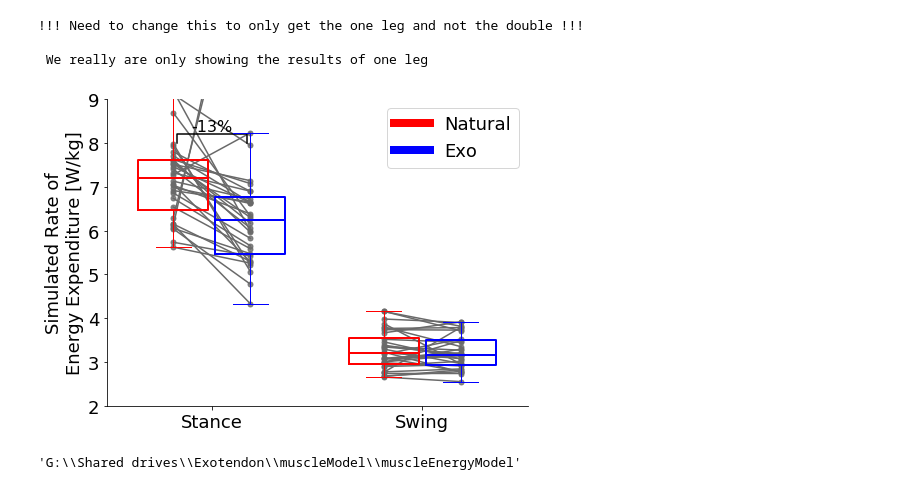
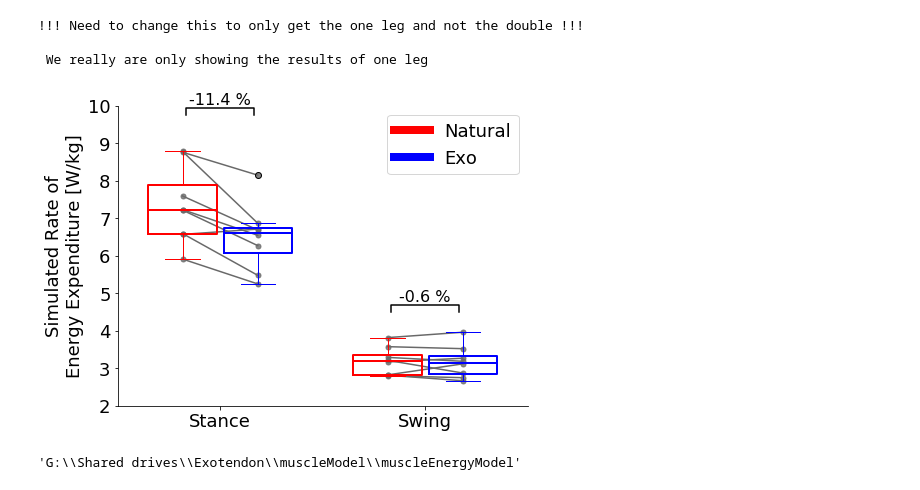
Before and after one commit to stingjp/muscleEnergyModel, a Jupyter notebook: plotting_stancevswing.ipynb, the cells around one changed output. Drawn from its saved outputs; the diff is of its cells as text; code cells hidden in the pictures.

Commit message:
edited to be averaged over the trials instead of plotting each of them.

```diff
--- a/plotting_stancevswing.ipynb
+++ b/plotting_stancevswing.ipynb
@@ -82,37 +82,26 @@ muscle_df
 # %%
 
 # get the full metabolics dataframe
-test_df = muscle_df.groupby(['subjectname','condname','trialname']).agg({'metabolics_all_avg':['mean']})
+# test_df = muscle_df.groupby(['subjectname','condname','trialname']).agg({'metabolics_all_avg':['mean']})
+test_df = muscle_df.groupby(['subjectname','condname']).agg({'metabolics_all_avg':['mean']})
 test_df.columns = ['metabolics_all_avg_mean']
 test_df = test_df.reset_index()
 print('test_df: full metabolics df')
 print(test_df)
 
 # get the swing metabolics dataframe
-swing_df = muscle_df.groupby(['subjectname','condname','trialname']).agg({'metabolics_swing_avg':['mean']})
+# swing_df = muscle_df.groupby(['subjectname','condname','trialname']).agg({'metabolics_swing_avg':['mean']})
+swing_df = muscle_df.groupby(['subjectname','condname']).agg({'metabolics_swing_avg':['mean']})
 swing_df.columns = ['metabolics_swing_avg_mean']
 swing_df = swing_df.reset_index()
 print('swing_df')
 print(swing_df)
 # get the stance metabolics dataframe
-stance_df = muscle_df.groupby(['subjectname','condname','trialname']).agg({'metabolics_stance_avg':['mean']})
+# stance_df = muscle_df.groupby(['subjectname','condname','trialname']).agg({'metabolics_stance_avg':['mean']})
+stance_df = muscle_df.groupby(['subjectname','condname']).agg({'metabolics_stance_avg':['mean']})
 stance_df.columns = ['metabolics_stance_avg_mean']
 stance_df = stance_df.reset_index()
 print('stance_df')
 print(stance_df)
-
-# get the experimental metabolics dataset in the same form - averaged across subject conditions and trials.
-exp_df = expmetcost_df.groupby(['subjectname','condname','trialname']).agg({'metabolics_all_avg':['mean']})
-exp_df.columns = ['metabolics_all_avg_mean']
-exp_df = exp_df.reset_index()
-print('exp_df')
-print(exp_df)
-
-
-both_df = pd.merge(test_df, exp_df, how='right', on=['subjectname','condname','trialname'])
-pd.set_option('display.max_rows',None) #,'display.max_columns',None)
-
-bothtrim_df = both_df.dropna()
-print(bothtrim_df)
 # %% [output]
 test_df: full metabolics df
@@ -282,11 +334,11 @@ bp = boxplot(swings, positions=[3.95,5.05], widths=1, zorder=105,
 setBoxColors(bp)
 # set axes limits and labels
 xlim(0,6)
-ylim(2,9)
+ylim(2,10)
 
 
 ax.set_xticks([1.5, 4.5])
-# ax.set_xticklabels(['Stance\n13% Reduction Avg.', 'Swing\n1% Increase Avg.'],fontsize=24)
+# ax.set_xticklabels(['Stance\n{}% Avg. Difference', 'Swing\n{}% Avg. Difference'.format(stance_perc_change,swing_perc_change)],fontsize=24)
 ax.set_xticklabels(['Stance', 'Swing'],fontsize=18)
 # ax.yticks(fontsize=24)
 # draw temporary red and blue lines and use them to create a legend
@@ -308,36 +360,43 @@ for i in [1,2]: # ,4,5]:
     # Add some random "jitter" to the x-axis
     # x = np.random.normal(i, 0.0, size=len(y))
     x = [.95*np.ones(len(y)), 2.05*np.ones(len(y))]
     plot(x[i-1], y, '.', alpha=0.8, color='dimgrey', zorder=4, markersize=10) # color=colorsjit[i-1])
 for i in [4,5]:
     y = swings[i-4]
     # x = np.random.normal(i, 0.0, size=len(y))
     # need a different x value
     x = [3.95*np.ones(len(y)), 5.05*np.ones(len(y))]
     plot(x[i-4], y, '.', alpha=0.8, color='dimgrey', zorder=3, markersize=10) # color=colorsjit[i-4])
 
 # figure out subject lines across conditions
 x_stances = [0.95*np.ones(len(stances[0])), 2.05*np.ones(len(stances[1]))]
 x_swings = [3.95*np.ones(len(stances[0])), 5.05*np.ones(len(stances[1]))]
 
 plot(x_stances, stances, color='dimgrey', zorder=1)
 plot(x_swings, swings, color='dimgrey', zorder=2)
 
 # now figure out the bracket
 x1, x2 = 1,2
-y, h, col =  8, 0.2, 'black'
+y, h, col =  9.75, 0.2, 'black'
 plt.plot([x1,x1,x2,x2], [y, y+h, y+h, y], color=col)
-plt.text((x1+x2)*.5, y+h, '-13%', ha='center', va='bottom', color=col,
+plt.text((x1+x2)*.5, y+h, '%.1f %%'%stance_perc_change, ha='center', va='bottom', color=col,
         fontsize=16)
+
+x3, x4 = 4,5
+y2, h2, col2 = 4.5, 0.2, 'black'
+plt.plot([x3,x3,x4,x4], [y2, y2+h2, y2+h2, y2], color=col2)
+plt.text((x3+x4)*.5, y2+h2, '%.1f %%'%swing_perc_change, ha='center', va='bottom', color=col2,
+        fontsize=16)
+
 plt.tight_layout()
 
 fname = os.path.join(repobasedir, '..\\analysis\\figure1_stancevsswing.png')
 plt.savefig(fname, dpi=300)
 # %% [output]
 !!! Need to change this to only get the one leg and not the double !!!
 
  We really are only showing the results of one leg
-[figure, old version]
+[figure, new version]
 # %%
 repobasedir
 # %% [output]
```
Also changed, not shown: parts of 6 cells of this notebook.
